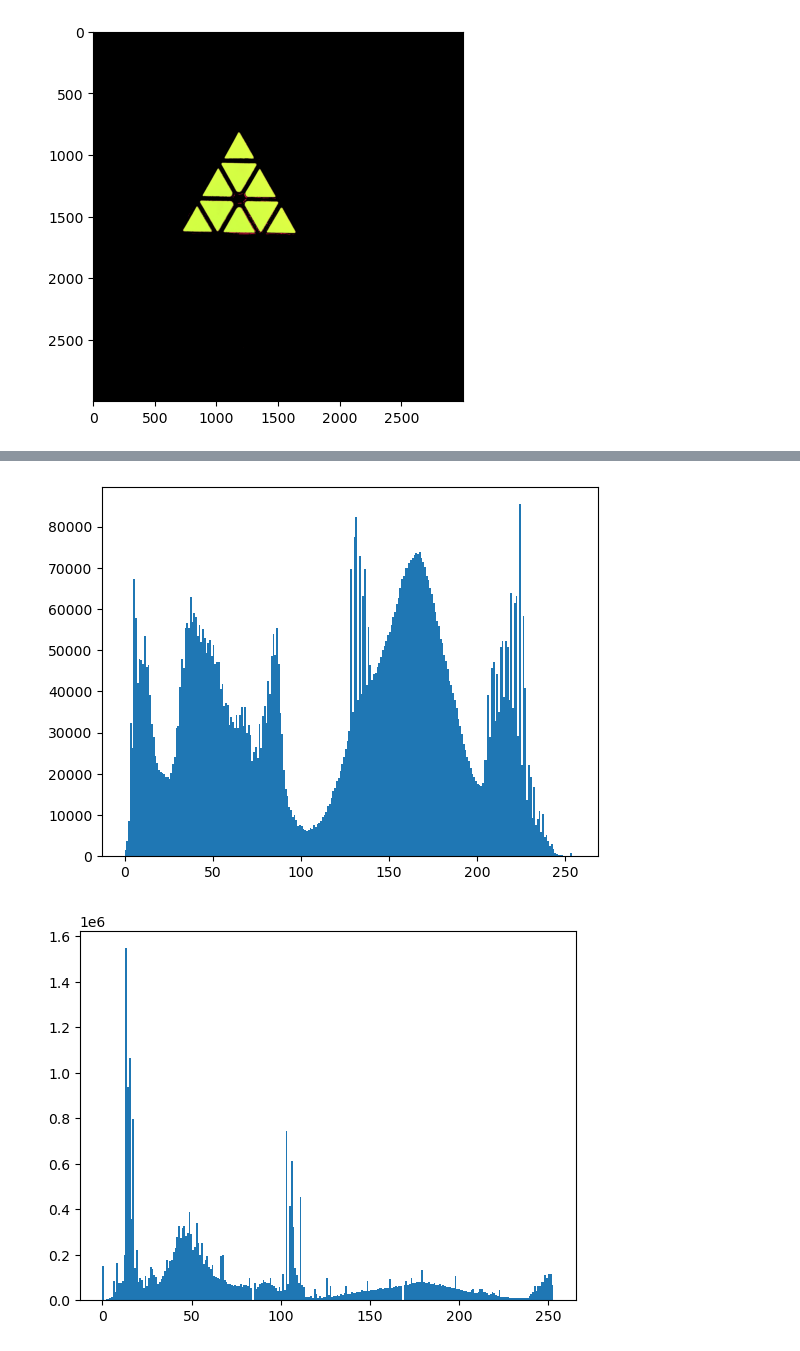
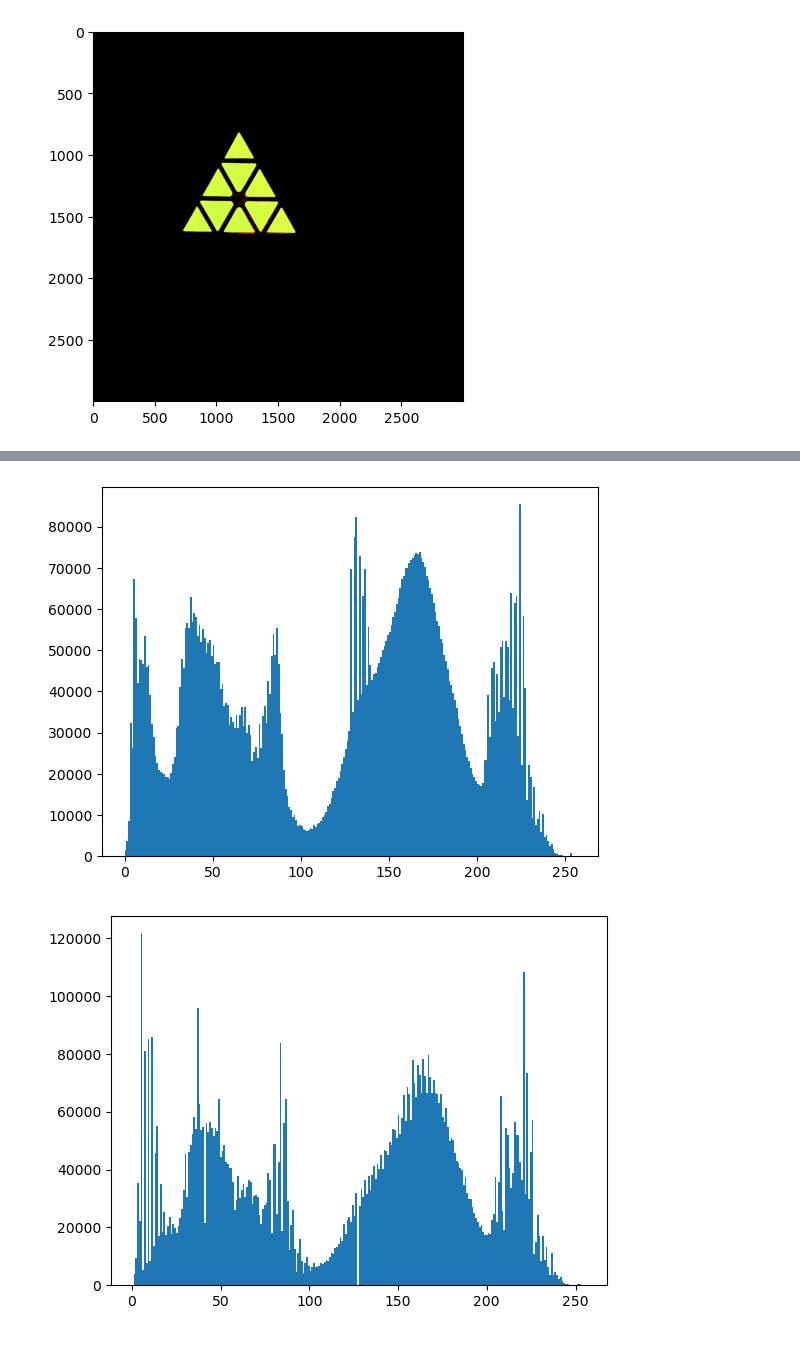
Before and after one commit to nikpan1/CV1-lecture2023, a Jupyter notebook: CV1_lecture01.ipynb, the cells around one changed output, grey strips where cells are left out. Drawn from its saved outputs; the diff is of its cells as text; code cells hidden in the pictures.

```diff
--- a/CV1_lecture01.ipynb
+++ b/CV1_lecture01.ipynb
@@ -189,3 +188,8 @@ show(obtained_image)
 # %% [output]
 [figure]
 [figure]
+# %%
+# bitwise Not
+negated_green_mask = cv2.bitwise_not(green_mask)
+cut_img = cv2.bitwise_and(HSV_sample_img, HSV_sample_img, mask=negated_green_mask)
+show(cut_img)
@@ -192,12 +198,20 @@ show(obtained_image)
 # %%
 img = cv2.imread("data/pyraminx.jpg", cv2.IMREAD_GRAYSCALE)
+assert img is not None
 plt.hist(img.ravel(),256,[0,256]);
 plt.show()
 
-img = cv2.cvtColor(HSV_sample_img, cv2.IMREAD_GRAYSCALE)
-plt.hist(img.ravel(),256,[0,253]);
+
+# indirect  conversion hsv -> grayscale
+
+img = cv2.cvtColor(cut_img, cv2.COLOR_HSV2BGR)
+img = cv2.cvtColor(img, cv2.COLOR_BGR2GRAY)
+
+assert img is not None
+
+plt.hist(img.ravel(),256,[1,255]);
 # note that, the range is smaller, cause the image is mostly dark (255) and we don't need it for histogram look up
 plt.show()
 # %% [output]
 [figure]
-[figure, old version]
+[figure, new version]
```
Also changed, not shown: parts of 9 cells of this notebook, 2 other files.
